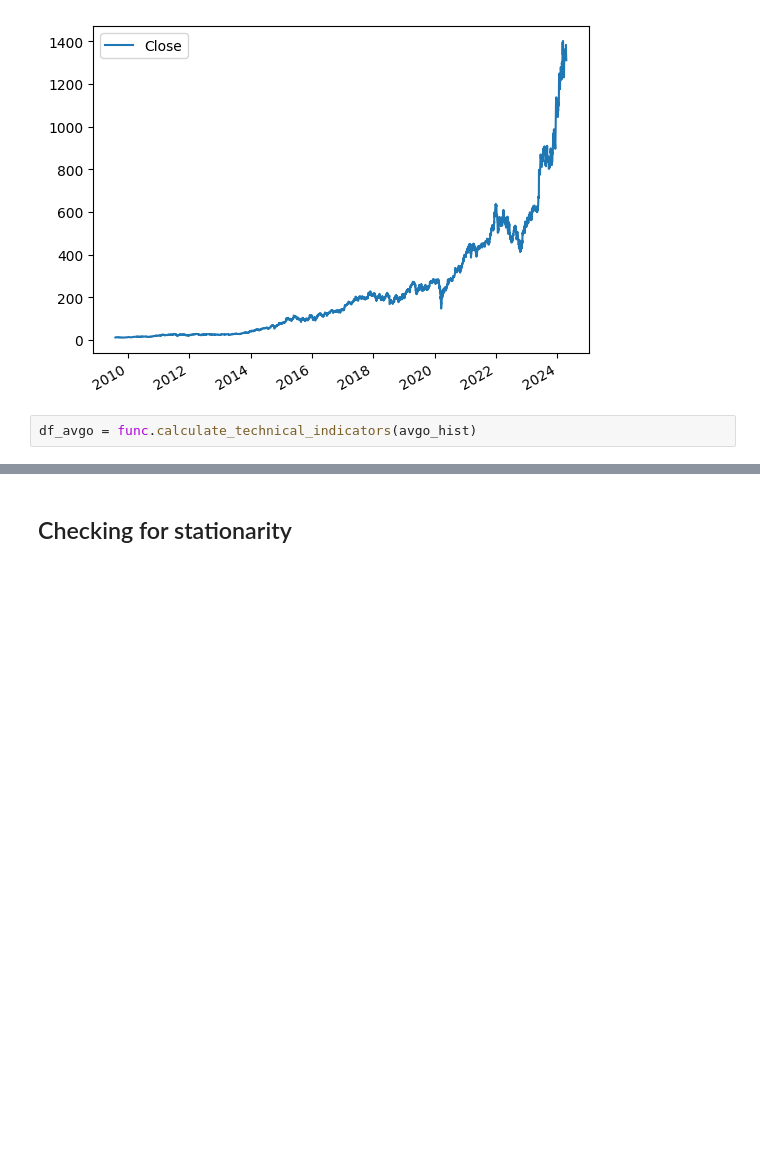
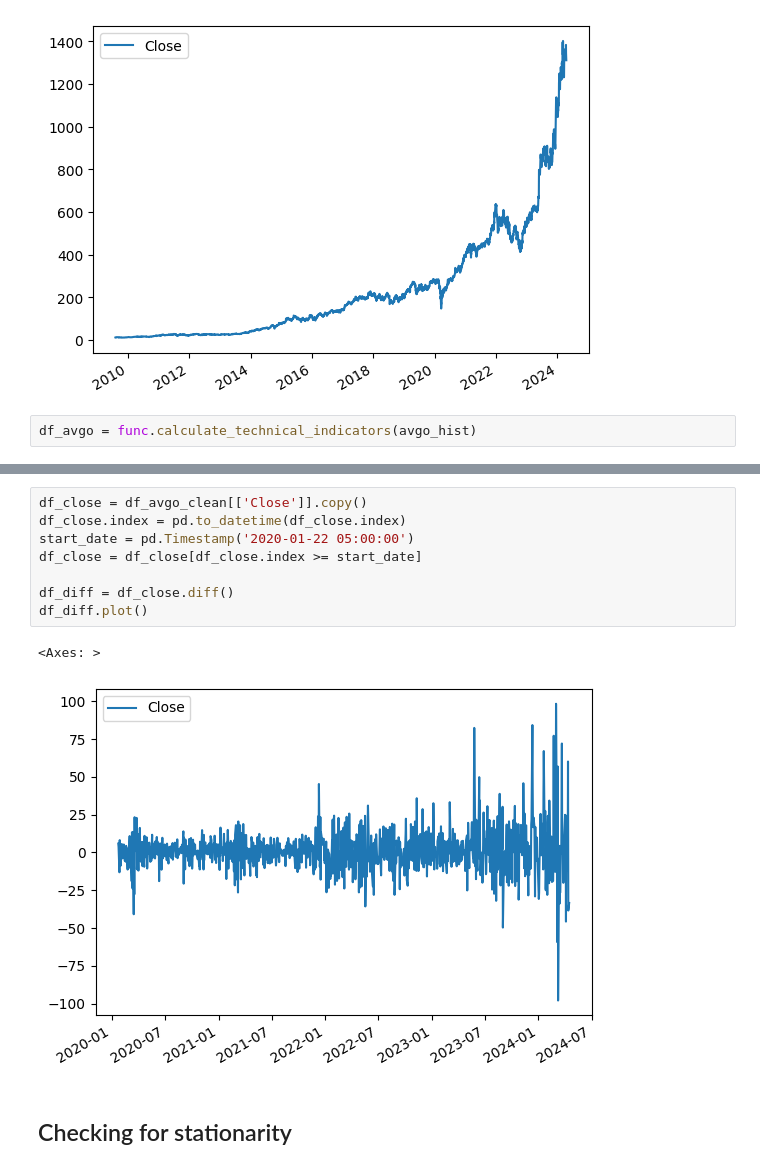
Before and after one commit to Gv1as/Time_series_analysis_tech_stocks, a Jupyter notebook: avgo_s_arima.ipynb, the cells around one changed output, grey strips where cells are left out. Drawn from its saved outputs; the diff is of its cells as text; blank space fills up the shorter version.

```diff
--- a/avgo_s_arima.ipynb
+++ b/avgo_s_arima.ipynb
@@ -72,3 +82,14 @@ df_avgo_clean
+# %%
+df_close = df_avgo_clean[['Close']].copy()
+df_close.index = pd.to_datetime(df_close.index)
+start_date = pd.Timestamp('2020-01-22 05:00:00')
+df_close = df_close[df_close.index >= start_date]
+
+df_diff = df_close.diff()
+df_diff.plot()
+# %% [output]
+<Axes: >
+[figure, new version]
 # %% [markdown]
 ## Checking for stationarity
 # %%
```
Also changed, not shown: parts of 35 cells of this notebook, 3 other files.
